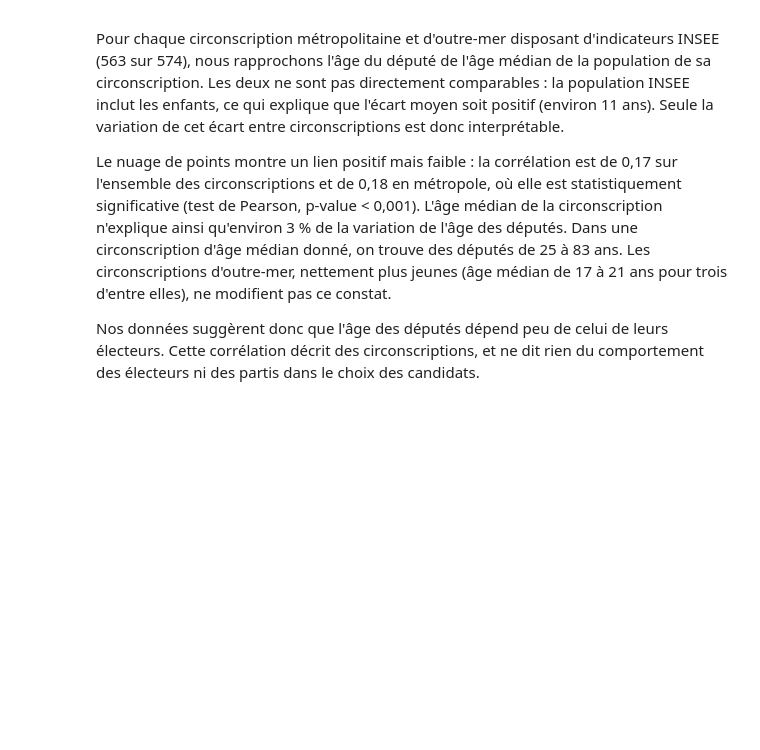
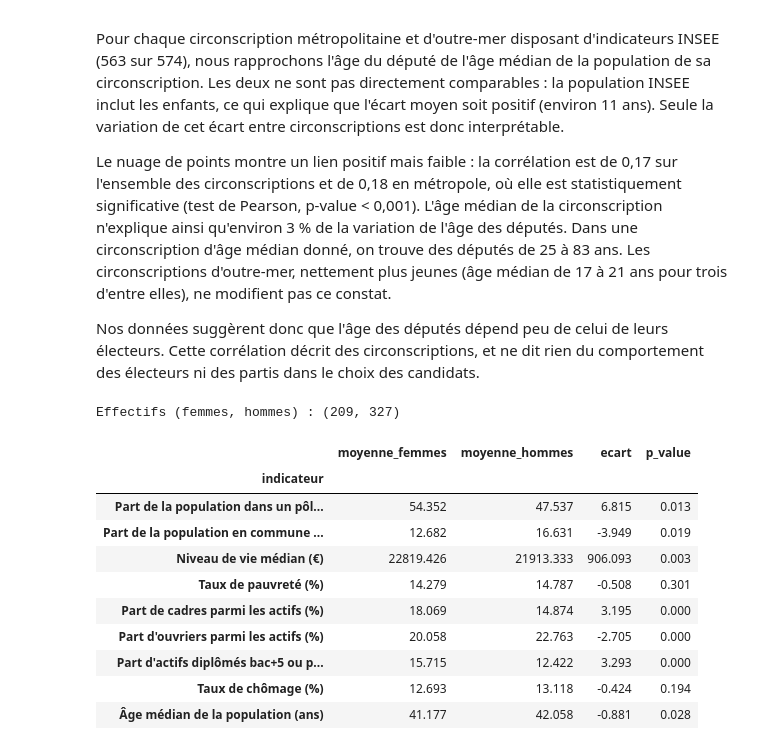
Before and after one commit to leanagzl/Python-pour-la-data-science-S1, a Jupyter notebook: rapport.ipynb, the cells around one changed output. Drawn from its saved outputs; the diff is of its cells as text; code cells hidden in the pictures; blank space fills up the shorter version.

Commit message:
comparaison genre du depute et profil de la circonscription

```diff
--- a/rapport.ipynb
+++ b/rapport.ipynb
@@ -141,3 +142,22 @@ Pour chaque circonscription métropolitaine et d'outre-mer disposant d'indicateu
 Le nuage de points montre un lien positif mais faible : la corrélation est de 0,17 sur l'ensemble des circonscriptions et de 0,18 en métropole, où elle est statistiquement significative (test de Pearson, p-value < 0,001). L'âge médian de la circonscription n'explique ainsi qu'environ 3 % de la variation de l'âge des députés. Dans une circonscription d'âge médian donné, on trouve des députés de 25 à 83 ans. Les circonscriptions d'outre-mer, nettement plus jeunes (âge médian de 17 à 21 ans pour trois d'entre elles), ne modifient pas ce constat.
 
 Nos données suggèrent donc que l'âge des députés dépend peu de celui de leurs électeurs. Cette corrélation décrit des circonscriptions, et ne dit rien du comportement des électeurs ni des partis dans le choix des candidats.
+# %%
+from representativite import comparer_genre
+
+tab_genre = comparer_genre(comp)
+print("Effectifs (femmes, hommes) :", tab_genre.attrs["effectifs"])
+display(tab_genre.round(3))
+# %% [output]
+Effectifs (femmes, hommes) : (209, 327)
+|  | moyenne_femmes | moyenne_hommes | ecart | p_value |
+| indicateur |  |  |  |  |
+| Part de la population dans un pôl... | 54.352 | 47.537 | 6.815 | 0.013 |
+| Part de la population en commune ... | 12.682 | 16.631 | -3.949 | 0.019 |
+| Niveau de vie médian (€) | 22819.426 | 21913.333 | 906.093 | 0.003 |
+| Taux de pauvreté (%) | 14.279 | 14.787 | -0.508 | 0.301 |
+| Part de cadres parmi les actifs (%) | 18.069 | 14.874 | 3.195 | 0.000 |
+| Part d'ouvriers parmi les actifs (%) | 20.058 | 22.763 | -2.705 | 0.000 |
+| Part d'actifs diplômés bac+5 ou p... | 15.715 | 12.422 | 3.293 | 0.000 |
+| Taux de chômage (%) | 12.693 | 13.118 | -0.424 | 0.194 |
+| Âge médian de la population (ans) | 41.177 | 42.058 | -0.881 | 0.028 |
```
Also changed, not shown: parts of 2 cells of this notebook, 1 other file.
